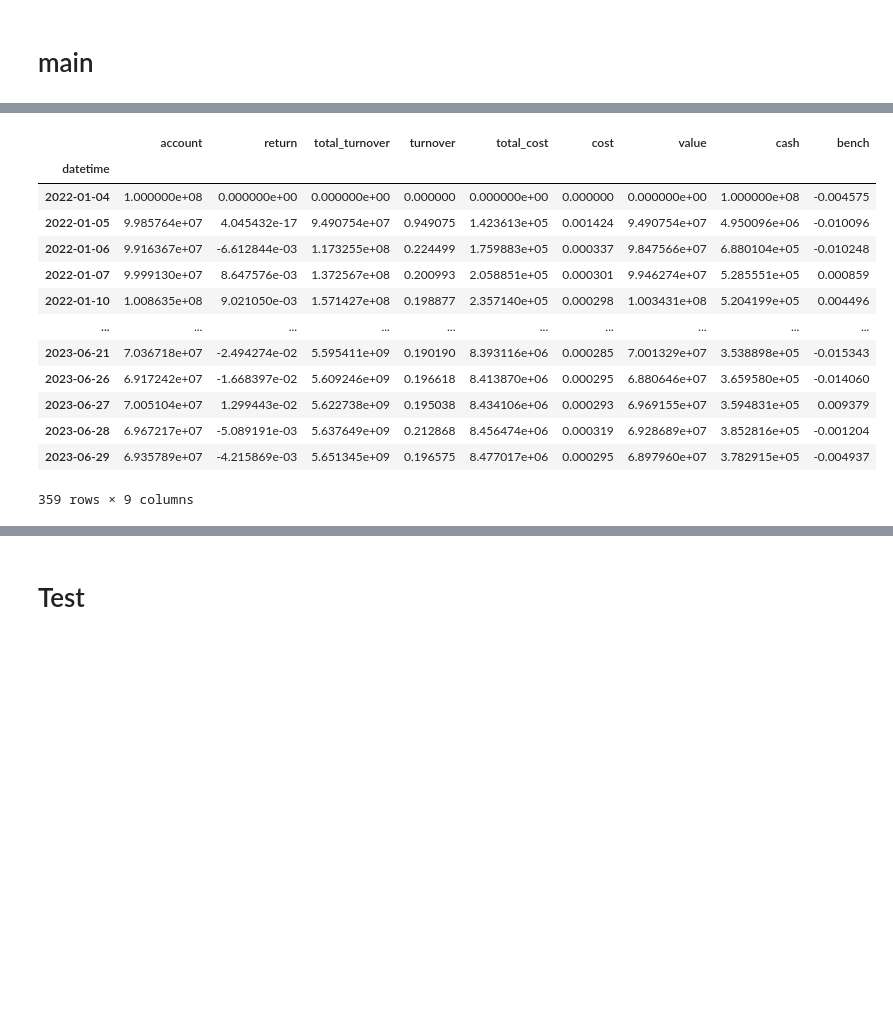
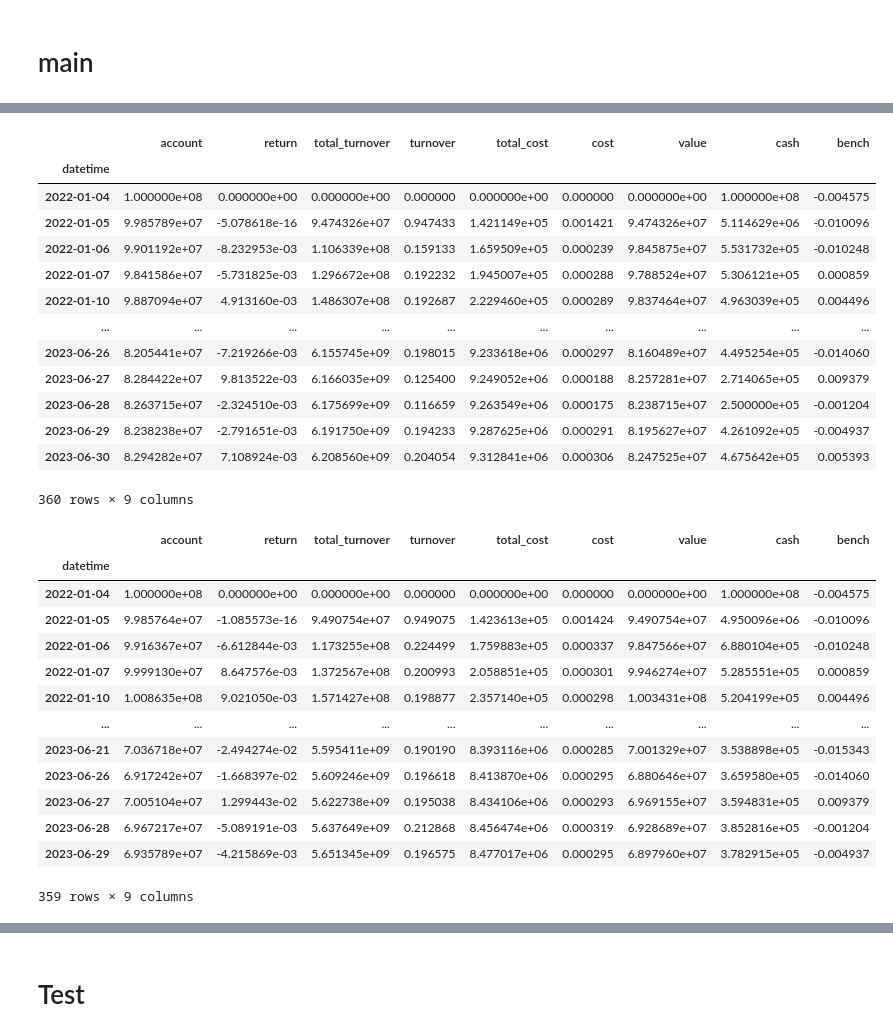
Before and after one commit to Ty-Wattana/alphadeepex, a Jupyter notebook: report.ipynb, the cells around one changed output, grey strips where cells are left out. Cells and saved outputs as stored; diff of their text form; code cells hidden in the pictures; blank space fills up the shorter version.

```diff
--- a/report.ipynb
+++ b/report.ipynb
@@ -352,6 +352,29 @@ riskminer_report
 | 2023-06-29 | 7.726493e+07 | -1.277198e-02 | 6.354926e+09 | 0.201246 | 9.532388e+06 | 0.000302 | 7.685421e+07 | 4.107186e+05 | -0.004937 |
 | 2023-06-30 | 7.775578e+07 | 6.664874e-03 | 6.370995e+09 | 0.207977 | 9.556492e+06 | 0.000312 | 7.733836e+07 | 4.174213e+05 | 0.005393 |
 360 rows × 9 columns
+# %%
+import pickle
+
+file_path = f'out/backtests/{ex_num}/emcts/0-report.pkl'
+
+with open(file_path, 'rb') as file:
+    eminer_report = pickle.load(file)
+eminer_report
+# %% [output]
+|  | account | return | total_turnover | turnover | total_cost | cost | value | cash | bench |
+| datetime |  |  |  |  |  |  |  |  |  |
+| 2022-01-04 | 1.000000e+08 | 0.000000e+00 | 0.000000e+00 | 0.000000 | 0.000000e+00 | 0.000000 | 0.000000e+00 | 1.000000e+08 | -0.004575 |
+| 2022-01-05 | 9.985789e+07 | -5.078618e-16 | 9.474326e+07 | 0.947433 | 1.421149e+05 | 0.001421 | 9.474326e+07 | 5.114629e+06 | -0.010096 |
+| 2022-01-06 | 9.901192e+07 | -8.232953e-03 | 1.106339e+08 | 0.159133 | 1.659509e+05 | 0.000239 | 9.845875e+07 | 5.531732e+05 | -0.010248 |
+| 2022-01-07 | 9.841586e+07 | -5.731825e-03 | 1.296672e+08 | 0.192232 | 1.945007e+05 | 0.000288 | 9.788524e+07 | 5.306121e+05 | 0.000859 |
+| 2022-01-10 | 9.887094e+07 | 4.913160e-03 | 1.486307e+08 | 0.192687 | 2.229460e+05 | 0.000289 | 9.837464e+07 | 4.963039e+05 | 0.004496 |
+| ... | ... | ... | ... | ... | ... | ... | ... | ... | ... |
+| 2023-06-26 | 8.205441e+07 | -7.219266e-03 | 6.155745e+09 | 0.198015 | 9.233618e+06 | 0.000297 | 8.160489e+07 | 4.495254e+05 | -0.014060 |
+| 2023-06-27 | 8.284422e+07 | 9.813522e-03 | 6.166035e+09 | 0.125400 | 9.249052e+06 | 0.000188 | 8.257281e+07 | 2.714065e+05 | 0.009379 |
+| 2023-06-28 | 8.263715e+07 | -2.324510e-03 | 6.175699e+09 | 0.116659 | 9.263549e+06 | 0.000175 | 8.238715e+07 | 2.500000e+05 | -0.001204 |
+| 2023-06-29 | 8.238238e+07 | -2.791651e-03 | 6.191750e+09 | 0.194233 | 9.287625e+06 | 0.000291 | 8.195627e+07 | 4.261092e+05 | -0.004937 |
+| 2023-06-30 | 8.294282e+07 | 7.108924e-03 | 6.208560e+09 | 0.204054 | 9.312841e+06 | 0.000306 | 8.247525e+07 | 4.675642e+05 | 0.005393 |
+360 rows × 9 columns
 # %%
 import pickle
 
@@ -364,7 +387,7 @@ oracle_report
 |  | account | return | total_turnover | turnover | total_cost | cost | value | cash | bench |
 | datetime |  |  |  |  |  |  |  |  |  |
 | 2022-01-04 | 1.000000e+08 | 0.000000e+00 | 0.000000e+00 | 0.000000 | 0.000000e+00 | 0.000000 | 0.000000e+00 | 1.000000e+08 | -0.004575 |
-| 2022-01-05 | 9.985764e+07 | 4.045432e-17 | 9.490754e+07 | 0.949075 | 1.423613e+05 | 0.001424 | 9.490754e+07 | 4.950096e+06 | -0.010096 |
+| 2022-01-05 | 9.985764e+07 | -1.085573e-16 | 9.490754e+07 | 0.949075 | 1.423613e+05 | 0.001424 | 9.490754e+07 | 4.950096e+06 | -0.010096 |
 | 2022-01-06 | 9.916367e+07 | -6.612844e-03 | 1.173255e+08 | 0.224499 | 1.759883e+05 | 0.000337 | 9.847566e+07 | 6.880104e+05 | -0.010248 |
 | 2022-01-07 | 9.999130e+07 | 8.647576e-03 | 1.372567e+08 | 0.200993 | 2.058851e+05 | 0.000301 | 9.946274e+07 | 5.285551e+05 | 0.000859 |
 | 2022-01-10 | 1.008635e+08 | 9.021050e-03 | 1.571427e+08 | 0.198877 | 2.357140e+05 | 0.000298 | 1.003431e+08 | 5.204199e+05 | 0.004496 |
```
Also changed, not shown: parts of 8 cells of this notebook, 1 other file.
